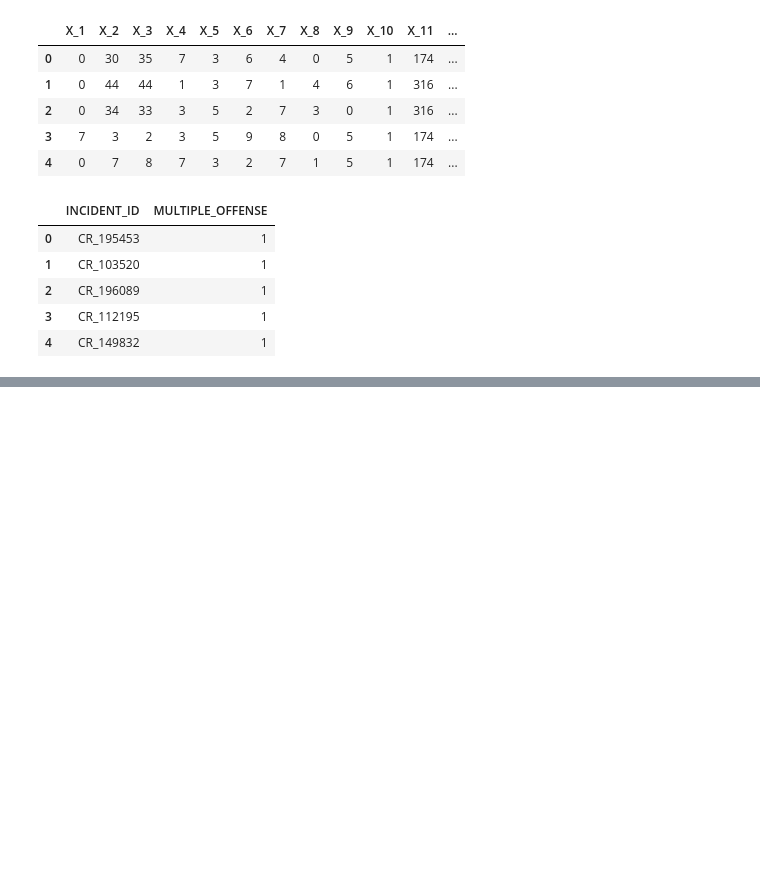
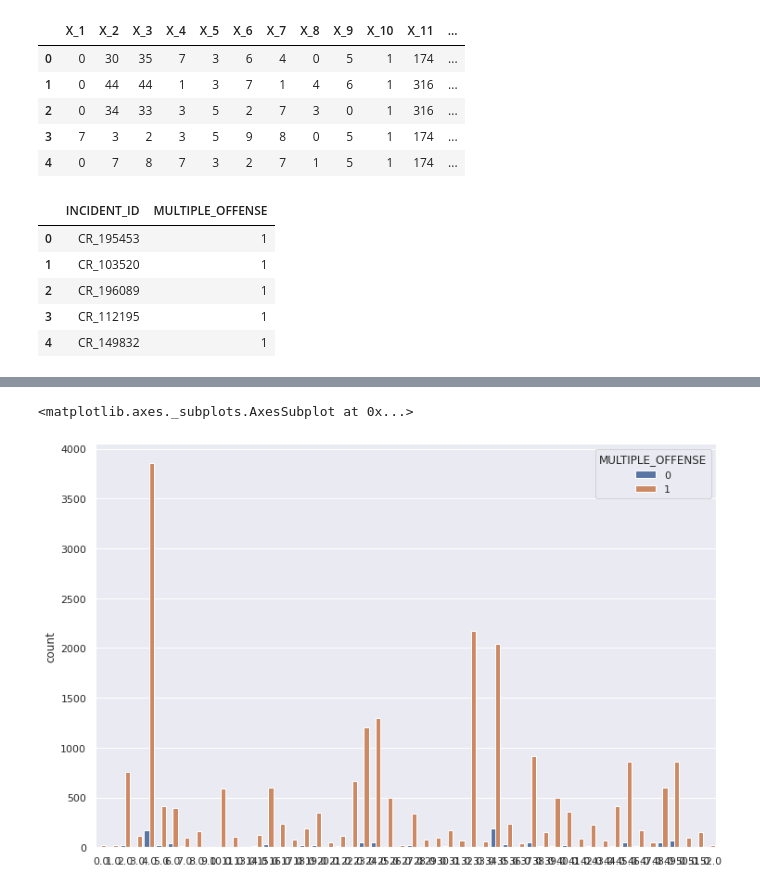
Before and after one commit to shobhitsundriyal/f_challenges, a Jupyter notebook: HE_NDS.ipynb, the cells around one changed output, grey strips where cells are left out. Drawn from its saved outputs; the diff is of its cells as text; code cells hidden in the pictures; blank space fills up the shorter version.

```diff
--- a/HE_NDS.ipynb
+++ b/HE_NDS.ipynb
@@ -161,0 +172,5 @@ submit.to_csv('summit.csv', index=False)
+# %%
+sns.countplot(X[:, 2], hue=Y)
+# %% [output]
+<matplotlib.axes._subplots.AxesSubplot at 0x...>
+[figure, added]
```
Also changed, not shown: parts of 13 cells of this notebook.
